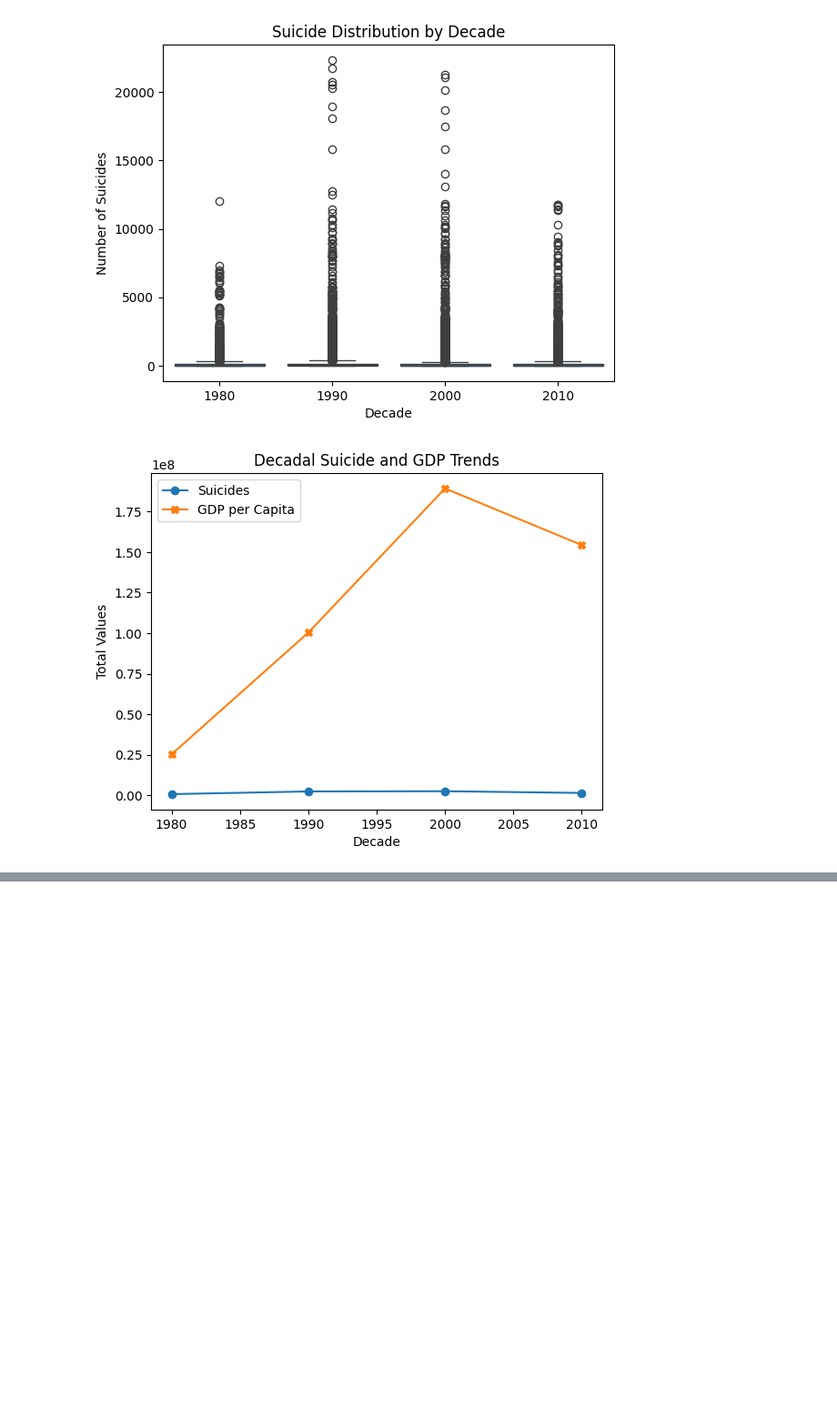
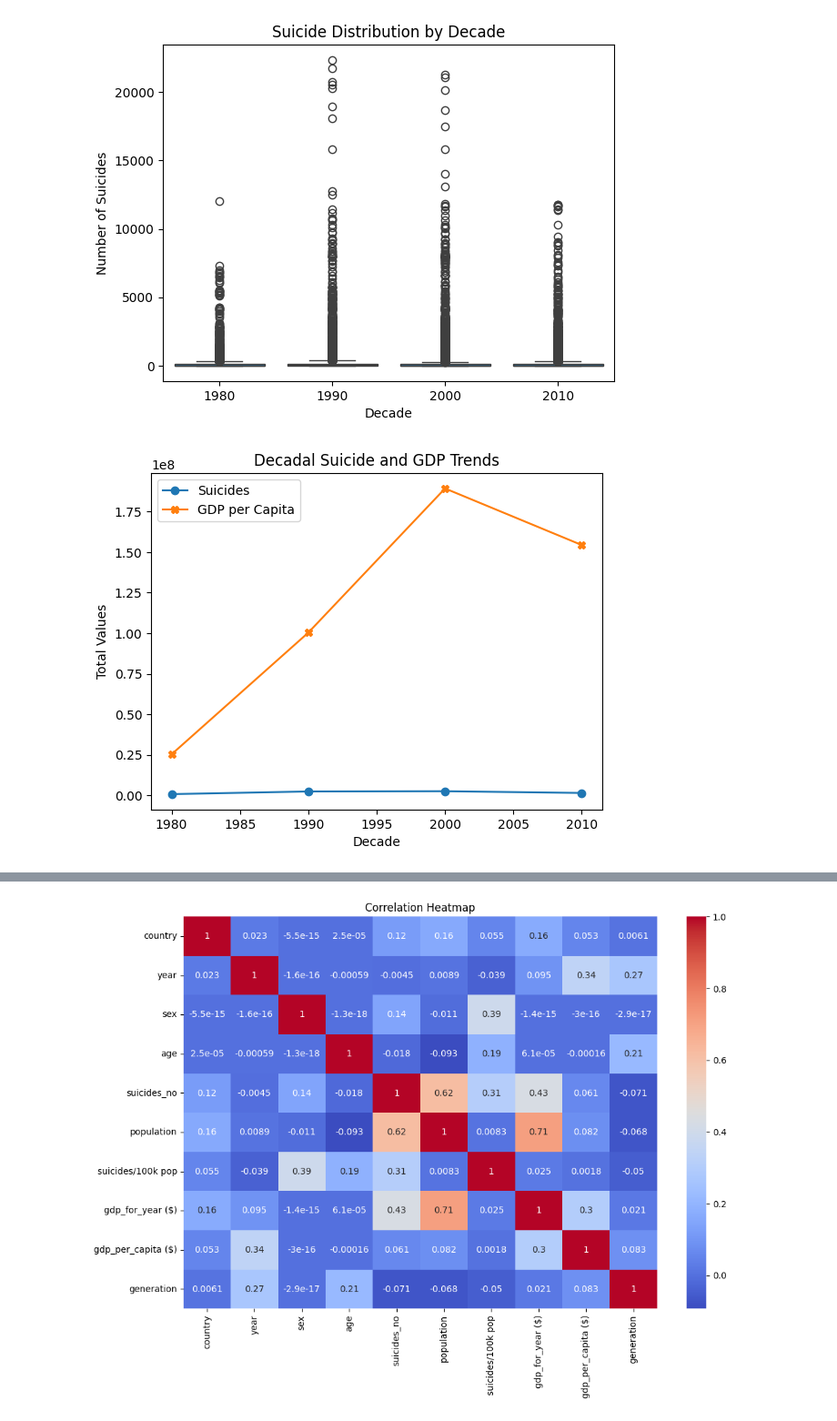
Before and after one commit to skizzle010/21BDS0180-EDA-DA, a Jupyter notebook: EDA_DA.ipynb, the cells around one changed output, grey strips where cells are left out. Shown at 91% size. Cells and saved outputs as stored; diff of their text form; code cells hidden in the pictures; blank space fills up the shorter version.

```diff
--- a/EDA_DA.ipynb
+++ b/EDA_DA.ipynb
@@ -300,0 +373,100 @@ plt.show()
+# %%
+# Import libraries
+import pandas as pd
+import seaborn as sns
+import matplotlib.pyplot as plt
+from sklearn.preprocessing import LabelEncoder, StandardScaler
+from sklearn.model_selection import train_test_split
+from sklearn.linear_model import LogisticRegression
+from sklearn.tree import DecisionTreeClassifier
+from sklearn.ensemble import RandomForestClassifier
+from sklearn.metrics import accuracy_score, confusion_matrix, classification_report, roc_curve, auc
+
+# Load and clean dataset
+df = pd.read_csv("Suicide data.csv")
+df.columns = df.columns.str.strip()
+df.drop(columns=["HDI for year", "country-year"], inplace=True)
+df['gdp_for_year ($)'] = df['gdp_for_year ($)'].str.replace(',', '').astype(float)
+
+# Label encode categorical features
+label_encoders = {}
+for col in ['country', 'sex', 'age', 'generation']:
+    le = LabelEncoder()
+    df[col] = le.fit_transform(df[col])
+    label_encoders[col] = le
+
+# ------------------------ VISUALIZATION PART ------------------------
+
+# Heatmap of feature correlation
+plt.figure(figsize=(12, 8))
+sns.heatmap(df.corr(), annot=True, cmap='coolwarm')
+plt.title("Correlation Heatmap")
+plt.show()
+
+# Binarize the target for classification: high vs low suicide number
+threshold = df['suicides_no'].median()
+df['suicide_risk'] = (df['suicides_no'] > threshold).astype(int)
+
+# Bar plot of target distribution
+sns.countplot(data=df, x='suicide_risk')
+plt.title("Target Distribution (0 = Low, 1 = High Suicide Count)")
+plt.show()
+
+# ------------------------ MODELING PART ------------------------
+
+# Define features and target
+X = df.drop(columns=['suicides_no', 'suicide_risk'])
+y = df['suicide_risk']
+
+# Normalize features
+scaler = StandardScaler()
+X_scaled = scaler.fit_transform(X)
+
+# Train-test split
+X_train, X_test, y_train, y_test = train_test_split(X_scaled, y, test_size=0.3, random_state=42)
+
+# Models
+logreg = LogisticRegression()
+dt = DecisionTreeClassifier()
+rf = RandomForestClassifier()
+
+# Fit models
+logreg.fit(X_train, y_train)
+dt.fit(X_train, y_train)
+rf.fit(X_train, y_train)
+
+# Predictions
+y_pred_logreg = logreg.predict(X_test)
+y_pred_dt = dt.predict(X_test)
+y_pred_rf = rf.predict(X_test)
+
+# Evaluation function
+def evaluate_model(y_true, y_pred, name):
+    print(f"\n--- {name} ---")
+    print("Accuracy:", accuracy_score(y_true, y_pred))
+    print("Confusion Matrix:\n", confusion_matrix(y_true, y_pred))
+    print("Classification Report:\n", classification_report(y_true, y_pred))
+
+# Evaluate all
+evaluate_model(y_test, y_pred_logreg, "Logistic Regression")
+evaluate_model(y_test, y_pred_dt, "Decision Tree")
+evaluate_model(y_test, y_pred_rf, "Random Forest")
+
+# ------------------------ ROC CURVE ------------------------
+
+plt.figure(figsize=(10, 6))
+for model, name in zip([logreg, dt, rf], ["Logistic Regression", "Decision Tree", "Random Forest"]):
+    y_proba = model.predict_proba(X_test)[:, 1]
+    fpr, tpr, _ = roc_curve(y_test, y_proba)
+    roc_auc = auc(fpr, tpr)
+    plt.plot(fpr, tpr, label=f"{name} (AUC = {roc_auc:.2f})")
+
+plt.plot([0, 1], [0, 1], 'k--')
+plt.title("ROC Curve")
+plt.xlabel("False Positive Rate")
+plt.ylabel("True Positive Rate")
+plt.legend(loc="lower right")
+plt.grid(True)
+plt.show()
+# %% [output]
+[figure, added]
```
Also changed, not shown: parts of 4 cells of this notebook.
